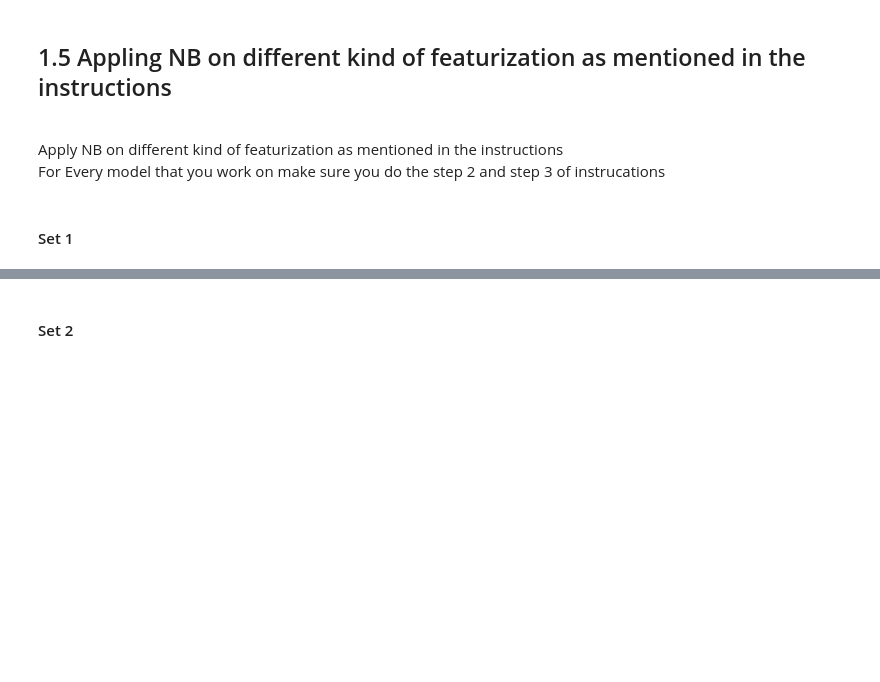
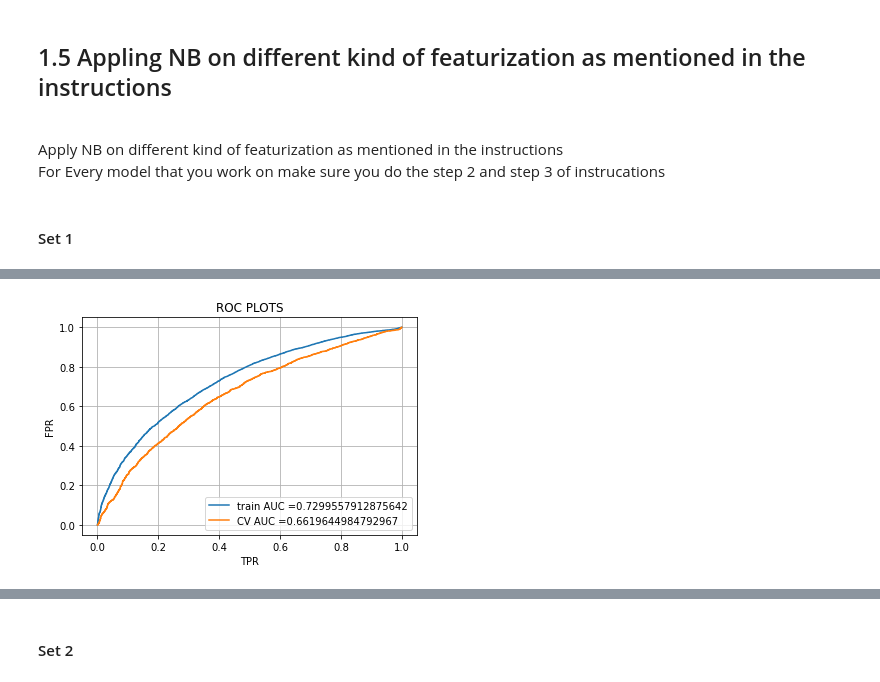
Before and after one commit to sanjeebKumarGouda/GussianNaiveBays-on-Donors-Choose-Dataset, a Jupyter notebook: NB_Assignment_instructions.ipynb, the cells around one changed output, grey strips where cells are left out. Saved outputs shown, nothing was run; the diff lists cells and outputs as text; code cells hidden in the pictures; blank space fills up the shorter version.

```diff
--- a/NB_Assignment_instructions.ipynb
+++ b/NB_Assignment_instructions.ipynb
@@ -611,0 +581,36 @@ plt.show()
+# %%
+# Obtain the optimal value for 'alpha' and using the obtained optimal 'alpha' value, fit a multinomial naive bayes model, on the train data,
+# Note: If you have split the datase into 3 parts (ie., train, cv and test sets) in the beginning, then the training datafor this final model would be (train set + cv set)
+# Make class label and probability predictions on the train and test data.
+# https://scikit-learn.org/stable/modules/generated/sklearn.metrics.roc_curve.html#sklearn.metrics.roc_curve
+
+# train cv split
+from sklearn.model_selection import train_test_split
+
+X_tr_split_tfidf, X_cv_tfidf, y_train_tfidf, y_cv_tfidf = train_test_split(X_tr_tfidf, y_train, stratify=y_train)
+
+from sklearn.metrics import roc_curve, auc
+best_alpha_tfidf = 10**-5
+
+neigh_tfidf = MultinomialNB(alpha=best_alpha_tfidf, class_prior = [0.5, 0.5])
+neigh_tfidf.fit(X_tr_split_tfidf, y_train_tfidf)
+# roc_auc_score(y_true, y_score) the 2nd parameter should be probability estimates of the positive class
+# not the predicted outputs
+
+y_train_pred_tfidf = neigh_tfidf.predict_proba(X_tr_split_tfidf)[:,1]
+y_cv_pred_tfidf = neigh_tfidf.predict_proba(X_cv_tfidf)[:,1]
+y_cv_pred_class_tfidf = neigh_bow.predict(X_cv_bow)
+
+train_fpr_tfidf, train_tpr_tfidf, tr_thresholds_tfidf = roc_curve(y_train_tfidf, y_train_pred_tfidf)
+cv_fpr_tfidf, cv_tpr_tfidf, cv_thresholds_tfidf = roc_curve(y_cv_tfidf, y_cv_pred_tfidf)
+
+plt.plot(train_fpr_tfidf, train_tpr_tfidf, label="train AUC ="+str(auc(train_fpr_tfidf, train_tpr_tfidf)))
+plt.plot(cv_fpr_tfidf, cv_tpr_tfidf, label="CV AUC ="+str(auc(cv_fpr_tfidf, cv_tpr_tfidf)))
+plt.legend()
+plt.xlabel("TPR")
+plt.ylabel("FPR")
+plt.title("ROC PLOTS")
+plt.grid()
+plt.show()
+# %% [output]
+[figure, added]
```
Also changed, not shown: parts of 18 cells of this notebook.
